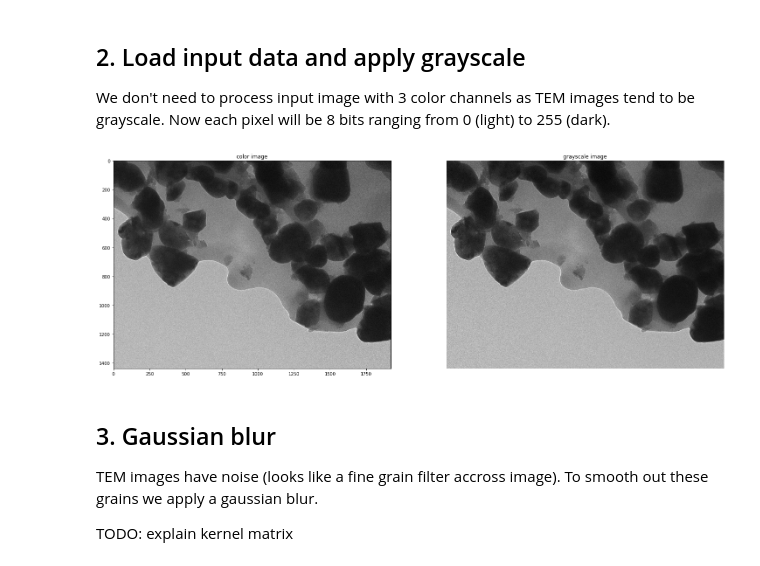
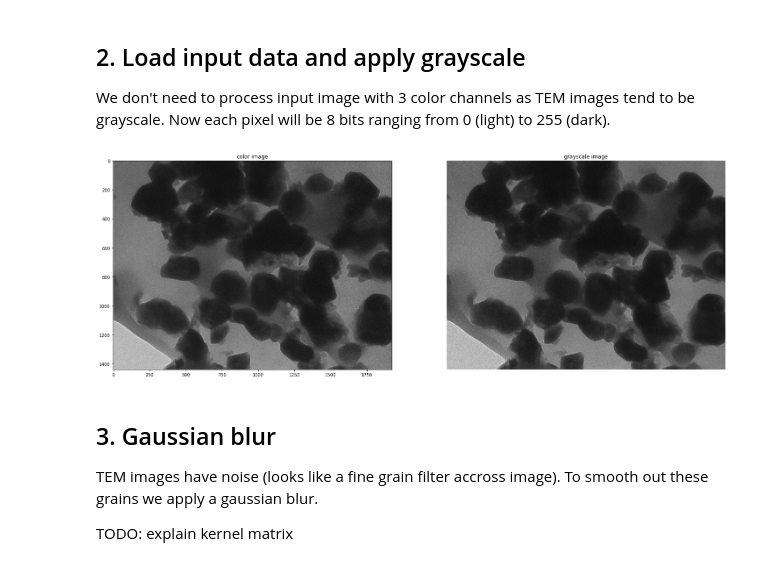
Before and after one commit to akshaytrikha/BTO-TEM-Processing, a Jupyter notebook: tem.ipynb, the cells around one changed output. Saved outputs shown, nothing was run; the diff lists cells and outputs as text; code cells hidden in the pictures.

```diff
--- a/tem.ipynb
+++ b/tem.ipynb
@@ -49,23 +49,23 @@ We don't need to process input image with 3 color channels as TEM images tend to
 # %%
 # display images inline in notebook, comment can't be on same line (glitch)
 %matplotlib inline
 
-IMAGE_NAME = "TES-36a-cropped.tif"
+IMAGE_NAME = "TES-36b-cropped.tif"
 # IMAGE_NAME = "Challenge_2.png"
 
 color_image = cv.imread(IMAGE_NAME)
 gray_image = cv.cvtColor(color_image, cv.COLOR_BGR2GRAY)
 
 # plot input and grayscale input
 fig, (ax0, ax1) = plt.subplots(1, 2, figsize=(25,25))
 plt.axis("off")
 ax0.imshow(color_image)
 ax0.set_title("color image");
 # ax1.imshow(gray_image)
 ax1.imshow(gray_image, cmap = plt.cm.gray)
 ax1.set_title("grayscale image");
 # %% [output]
-[figure, old version]
+[figure, new version]
 # %%
 # reshape images to be a ndarray of pixels
 # color_pixels = color_image.reshape((color_image.shape[0] * color_image.shape[1], 3))
```
Also changed, not shown: parts of 19 cells of this notebook, 7 other files.
